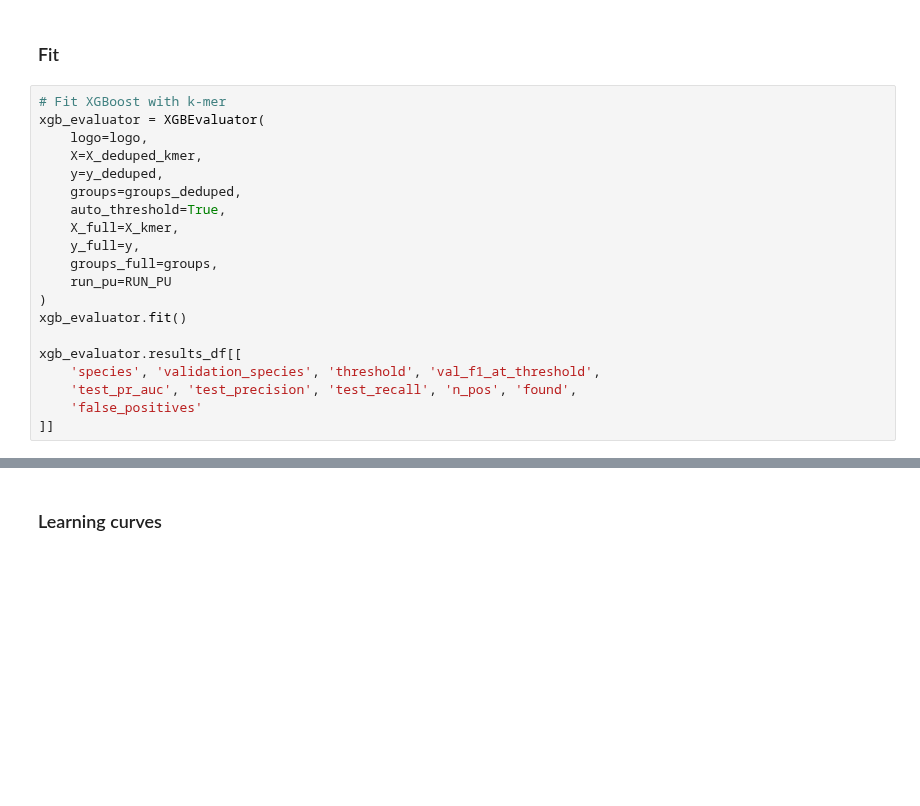
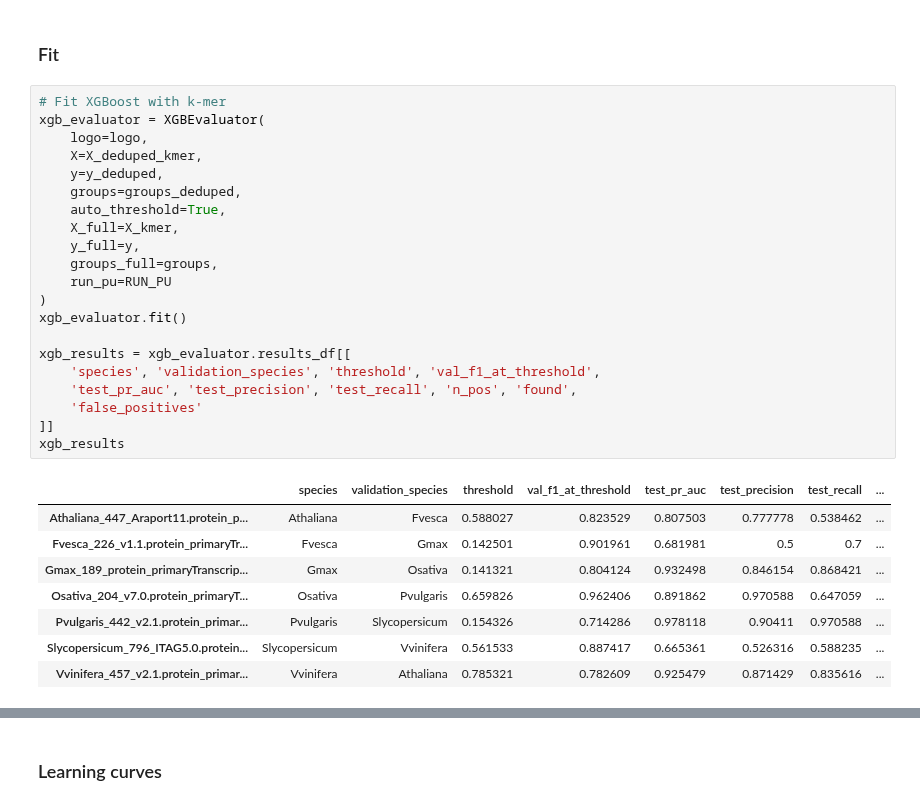
Before and after one commit to Kirk-KD/LRK10L-ML, a Jupyter notebook: notebooks/main.ipynb, the cells around one changed output, grey strips where cells are left out. Cells and saved outputs as stored; diff of their text form; blank space fills up the shorter version.

```diff
--- a/notebooks/main.ipynb
+++ b/notebooks/main.ipynb
@@ -762,23 +910,33 @@ class XGBEvaluator(PUFilterMixin, LOGOEvaluator):
 # %%
 # Fit XGBoost with k-mer
 xgb_evaluator = XGBEvaluator(
     logo=logo,
     X=X_deduped_kmer,
     y=y_deduped,
     groups=groups_deduped,
     auto_threshold=True,
     X_full=X_kmer,
     y_full=y,
     groups_full=groups,
     run_pu=RUN_PU
 )
 xgb_evaluator.fit()
 
-xgb_evaluator.results_df[[
+xgb_results = xgb_evaluator.results_df[[
     'species', 'validation_species', 'threshold', 'val_f1_at_threshold',
     'test_pr_auc', 'test_precision', 'test_recall', 'n_pos', 'found',
     'false_positives'
 ]]
+xgb_results
+# %% [output]
+|  | species | validation_species | threshold | val_f1_at_threshold | test_pr_auc | test_precision | test_recall | ... |
+| Athaliana_447_Araport11.protein_p... | Athaliana | Fvesca | 0.588027 | 0.823529 | 0.807503 | 0.777778 | 0.538462 | ... |
+| Fvesca_226_v1.1.protein_primaryTr... | Fvesca | Gmax | 0.142501 | 0.901961 | 0.681981 | 0.5 | 0.7 | ... |
+| Gmax_189_protein_primaryTranscrip... | Gmax | Osativa | 0.141321 | 0.804124 | 0.932498 | 0.846154 | 0.868421 | ... |
+| Osativa_204_v7.0.protein_primaryT... | Osativa | Pvulgaris | 0.659826 | 0.962406 | 0.891862 | 0.970588 | 0.647059 | ... |
+| Pvulgaris_442_v2.1.protein_primar... | Pvulgaris | Slycopersicum | 0.154326 | 0.714286 | 0.978118 | 0.90411 | 0.970588 | ... |
+| Slycopersicum_796_ITAG5.0.protein... | Slycopersicum | Vvinifera | 0.561533 | 0.887417 | 0.665361 | 0.526316 | 0.588235 | ... |
+| Vvinifera_457_v2.1.protein_primar... | Vvinifera | Athaliana | 0.785321 | 0.782609 | 0.925479 | 0.871429 | 0.835616 | ... |
 # %%
 test_precision = xgb_evaluator.results_df['test_precision']
 test_recall = xgb_evaluator.results_df['test_recall']
```
Also changed, not shown: parts of 64 cells of this notebook, 2 other files.
